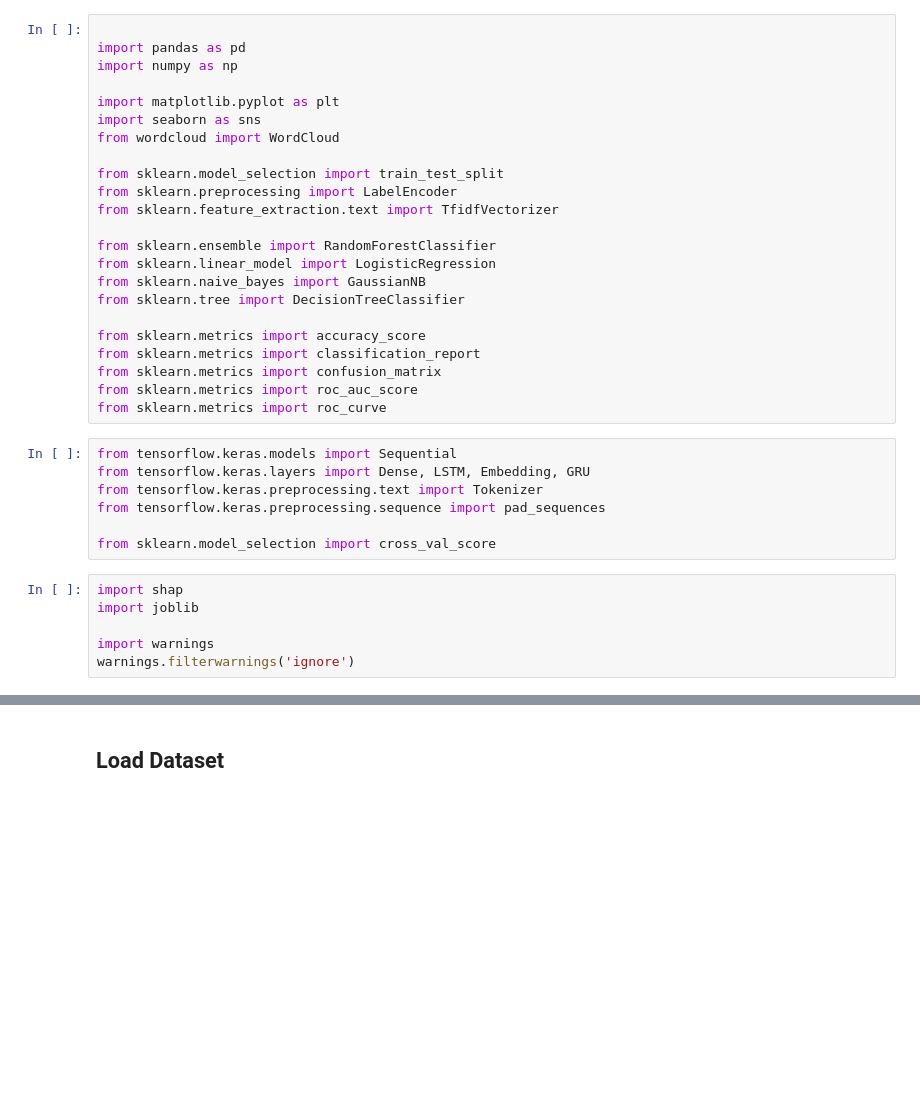
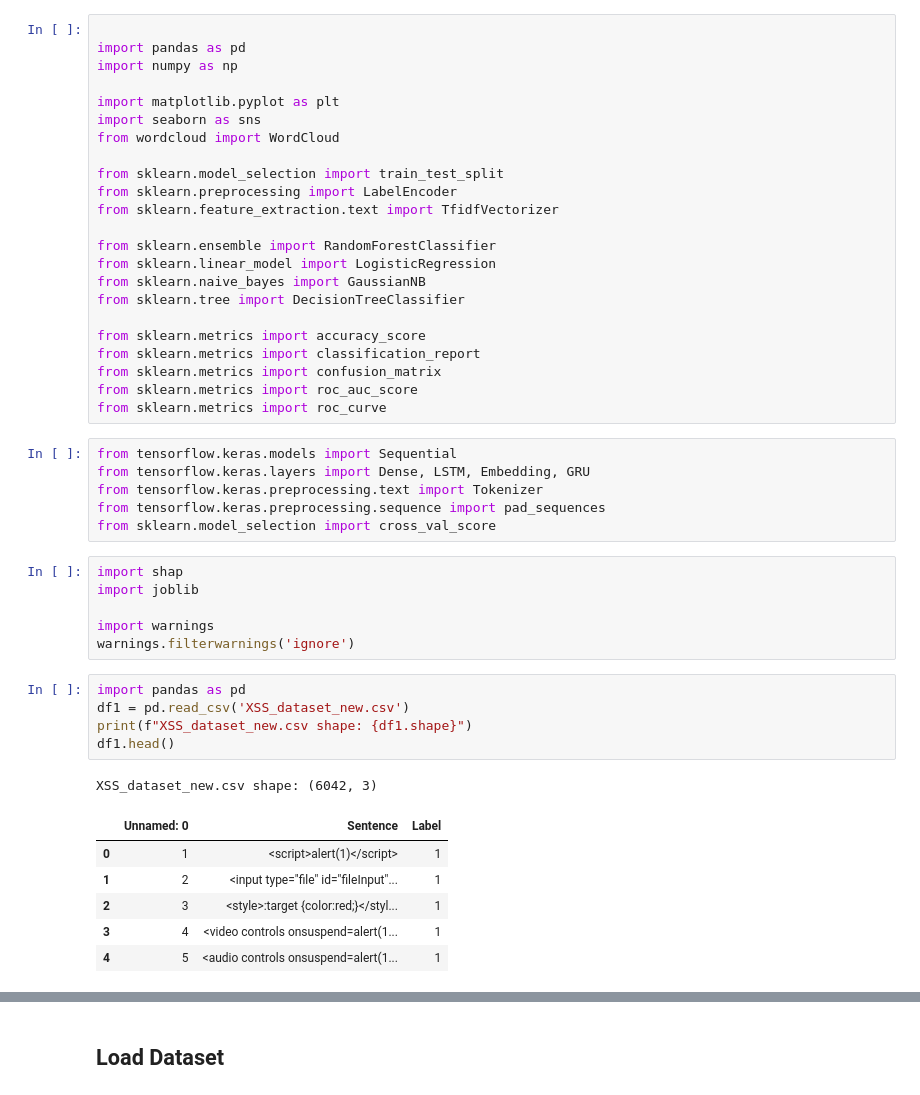
Before and after one commit to riteshmaury-iitj/AI-Driven_XSS_Detection, a Jupyter notebook: AI_Driven_XSS_Detection.ipynb, the cells around one changed output, grey strips where cells are left out. Drawn from its saved outputs; the diff is of its cells as text; blank space fills up the shorter version.

```diff
--- a/AI_Driven_XSS_Detection.ipynb
+++ b/AI_Driven_XSS_Detection.ipynb
@@ -40,7 +40,6 @@ from tensorflow.keras.models import Sequential
 from tensorflow.keras.layers import Dense, LSTM, Embedding, GRU
 from tensorflow.keras.preprocessing.text import Tokenizer
 from tensorflow.keras.preprocessing.sequence import pad_sequences
-
 from sklearn.model_selection import cross_val_score
 # %%
 import shap
@@ -48,3 +47,16 @@ import joblib
 
 import warnings
 warnings.filterwarnings('ignore')
+# %%
+import pandas as pd
+df1 = pd.read_csv('XSS_dataset_new.csv')
+print(f"XSS_dataset_new.csv shape: {df1.shape}")
+df1.head()
+# %% [output]
+XSS_dataset_new.csv shape: (6042, 3)
+|  | Unnamed: 0 | Sentence | Label |
+| 0 | 1 | <script>alert(1)</script> | 1 |
+| 1 | 2 | <input type="file" id="fileInput"... | 1 |
+| 2 | 3 | <style>:target {color:red;}</styl... | 1 |
+| 3 | 4 | <video controls onsuspend=alert(1... | 1 |
+| 4 | 5 | <audio controls onsuspend=alert(1... | 1 |
```
Also changed, not shown: parts of 5 cells of this notebook, 3 other files.
